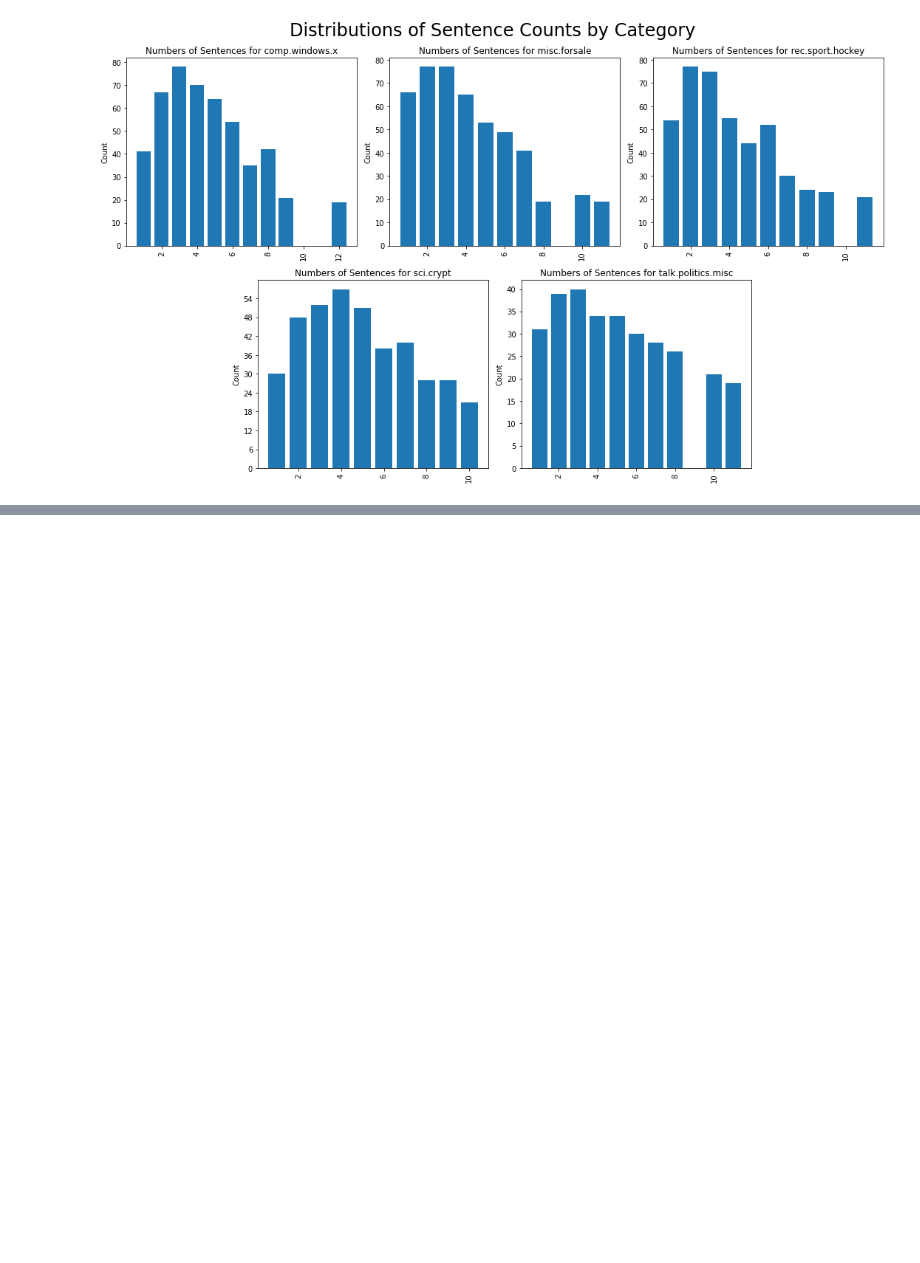
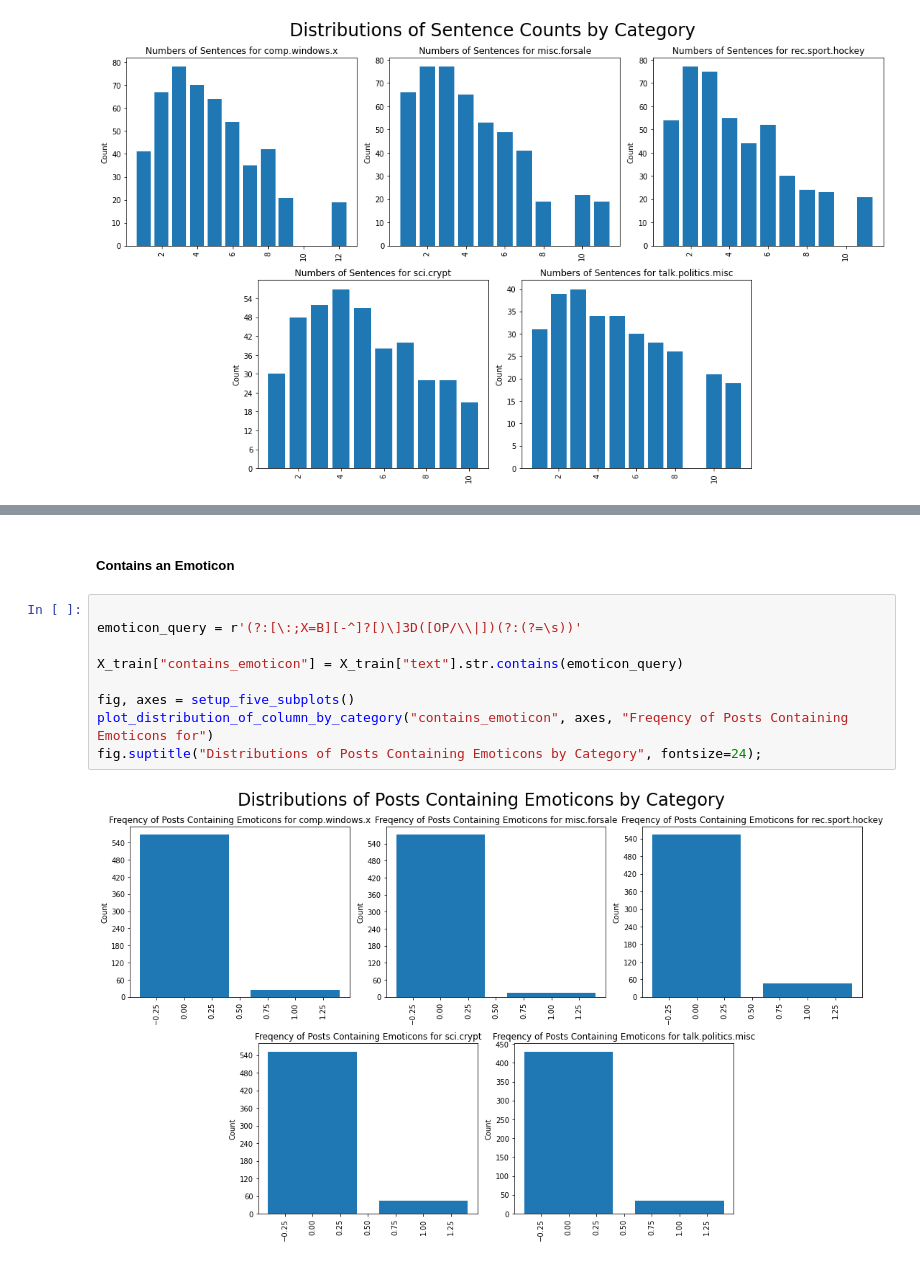
Before and after one commit to MellissaValle/Natural-Language-Processing, a Jupyter notebook: NLP Text Classification .ipynb, the cells around one changed output, grey strips where cells are left out. Cells and saved outputs as stored; diff of their text form; blank space fills up the shorter version.

```diff
--- a/NLP Text Classification .ipynb
+++ b/NLP Text Classification .ipynb
@@ -582,0 +598,13 @@ fig.suptitle("Distributions of Sentence Counts by Category", fontsize=24);
+# %% [markdown]
+##### Contains an Emoticon
+# %%
+
+emoticon_query = r'(?:[\:;X=B][-^]?[)\]3D([OP/\\|])(?:(?=\s))'
+
+X_train["contains_emoticon"] = X_train["text"].str.contains(emoticon_query)
+
+fig, axes = setup_five_subplots()
+plot_distribution_of_column_by_category("contains_emoticon", axes, "Freqency of Posts Containing Emoticons for")
+fig.suptitle("Distributions of Posts Containing Emoticons by Category", fontsize=24);
+# %% [output]
+[figure, added]
```
Also changed, not shown: parts of 22 cells of this notebook.
